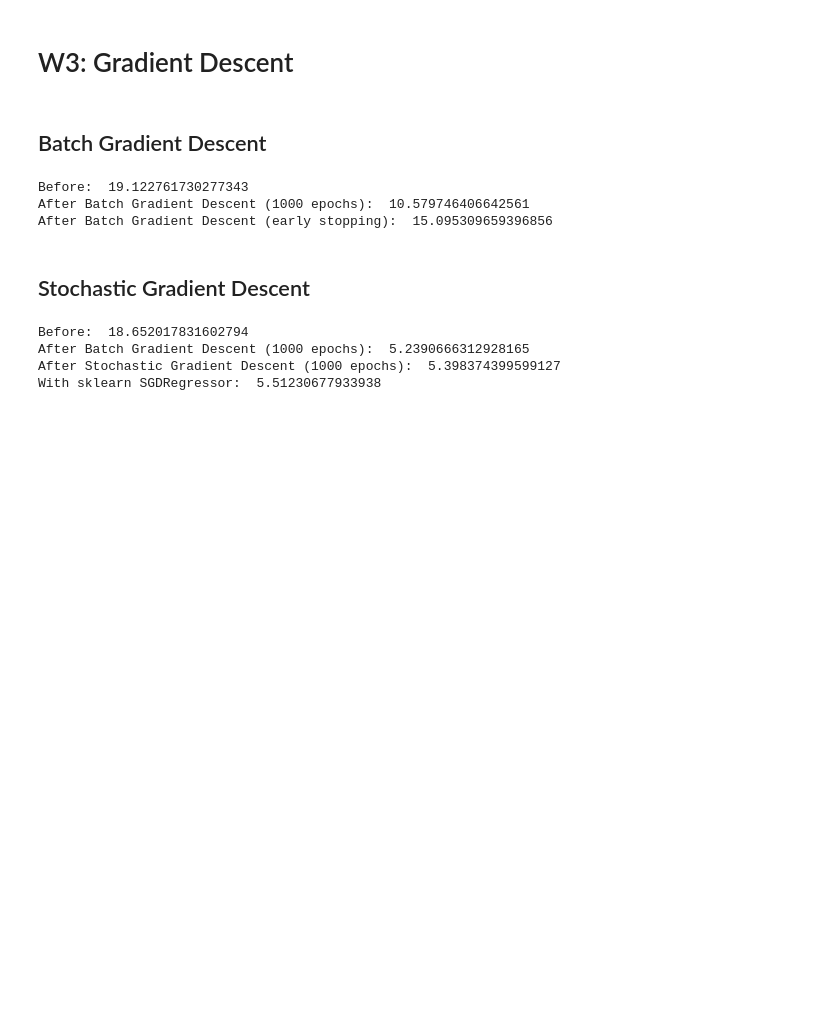
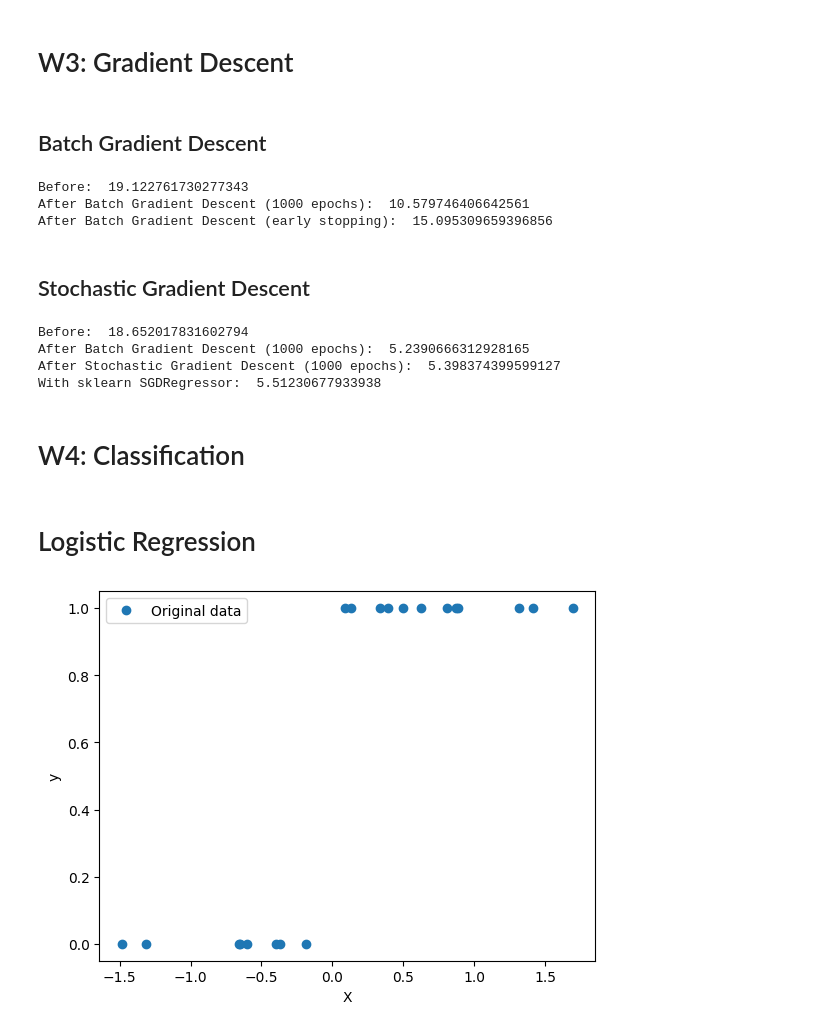
Before and after one commit to tothanhdat2006/6.390_Implement, a Jupyter notebook: practice_implement.ipynb, the cells around one changed output. Saved outputs shown, nothing was run; the diff lists cells and outputs as text; code cells hidden in the pictures; blank space fills up the shorter version.

```diff
--- a/practice_implement.ipynb
+++ b/practice_implement.ipynb
@@ -7,11 +7,11 @@ import matplotlib.pyplot as plt
 theta = np.array([[0.3]])
 theta_0 = 1
 # %%
-def f_real(X):
+def f_reg(X):
   return 0.05 * X**2 - 0.5*X + 1.5
 
 X = np.random.randint(1, 30, 20)
-y = f_real(X)
+y = f_reg(X)
 # %%
 y_pred = (theta * X + theta_0).flatten()
 
@@ -280,7 +280,7 @@ theta = np.random.randn(2, 1)
 
 X = np.random.randint(1, 30, 20).reshape(-1, 1)
 X_b = np.c_[X, np.ones((len(X), 1))]
-y = f_real(X)
+y = f_reg(X)
 n = len(X_b)
 
 def stochastic_gradient_descent(theta, X, y, n_epochs = 100, lr = 1e-3):
@@ -308,3 +308,22 @@ Before:  18.652017831602794
 After Batch Gradient Descent (1000 epochs):  5.2390666312928165
 After Stochastic Gradient Descent (1000 epochs):  5.398374399599127
 With sklearn SGDRegressor:  5.51230677933938
+# %% [markdown]
+# W4: Classification
+# %% [markdown]
+# Logistic Regression
+# %%
+theta = np.random.randn(2, 1)
+
+def f_classify(X):
+  return X > 0
+
+X = np.random.randn(20, 1)
+y = f_classify(X)
+plt.plot(X, y, 'o', label='Original data')
+plt.xlabel("X")
+plt.ylabel("y")
+plt.legend()
+plt.show()
+# %% [output]
+[figure, added]
```
Also changed, not shown: parts of 12 cells of this notebook, 1 other file.
